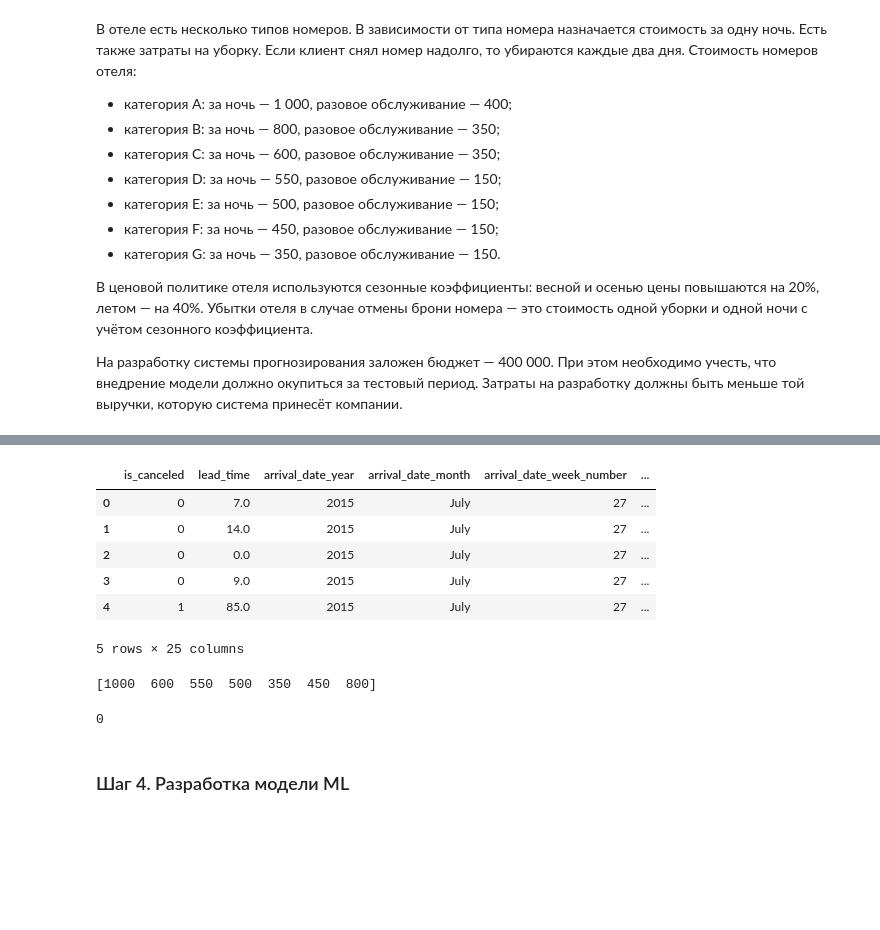
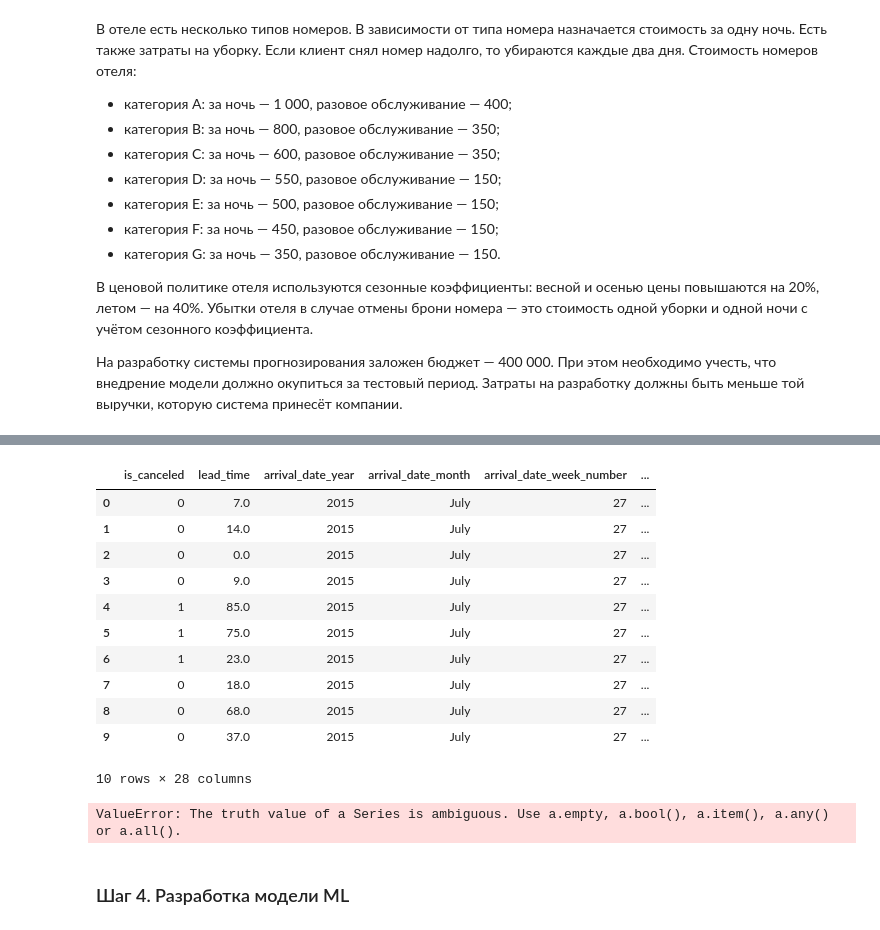
Before and after one commit to VSXV/Data-Science-Projects, a Jupyter notebook: af3e037f-d6ab-4f64-b0f2-2f6c7159523e.ipynb, the cells around one changed output, grey strips where cells are left out. Cells and saved outputs as stored; diff of their text form; code cells hidden in the pictures; blank space fills up the shorter version.

```diff
--- a/af3e037f-d6ab-4f64-b0f2-2f6c7159523e.ipynb
+++ b/af3e037f-d6ab-4f64-b0f2-2f6c7159523e.ipynb
@@ -293,24 +298,57 @@ def revenue_type(room_type):
         return 450
     elif 'G' in room_type:
         return 350
-# %%
-revenue_df['type_revenue'] = df['reserved_room_type'].apply(revenue_type)
-# %%
-revenue_df.head()
-# %% [output]
-|  | is_canceled | lead_time | arrival_date_year | arrival_date_month | arrival_date_week_number | ... |
-| 0 | 0 | 7.0 | 2015 | July | 27 | ... |
-| 1 | 0 | 14.0 | 2015 | July | 27 | ... |
-| 2 | 0 | 0.0 | 2015 | July | 27 | ... |
-| 3 | 0 | 9.0 | 2015 | July | 27 | ... |
-| 4 | 1 | 85.0 | 2015 | July | 27 | ... |
-5 rows × 25 columns
-# %%
-print(revenue_df['type_revenue'].unique())
-revenue_df['type_revenue'].isnull().sum()
-# %% [output]
-[1000  600  550  500  350  450  800]
-0
+# %%
+def season_rate(month):
+    if 'June' in month or 'July' in month or 'August' in month:
+        return 1.4
+    elif 'December' in month or 'January' in month or 'February' in month:
+        return 1
+    else:
+        return 1.2
+# %%
+def cleaning_coasts(room_type):
+    if 'A' in room_type:
+        return 400
+    elif 'B' in room_type:
+        return 350
+    elif 'C' in room_type:
+        return 350
+    elif 'D' in room_type:
+        return 150
+    elif 'E' in room_type:
+        return 150
+    elif 'F' in room_type:
+        return 150
+    elif 'G' in room_type:
+        return 150
+# %%
+revenue_df['type_revenue'] = df['reserved_room_type'].apply(revenue_type) * df['total_nights']
+revenue_df['month_rate'] = df['arrival_date_month'].apply(season_rate)
+revenue_df['cleaning_price'] = df['reserved_room_type'].apply(cleaning_coasts)
+revenue_df['cleaning_coasts'] = revenue_df['cleaning_price'] * round(revenue_df['total_nights'] / 2)
+revenue_df.head(10)
+# %% [output]
+|  | is_canceled | lead_time | arrival_date_year | arrival_date_month | arrival_date_week_number | ... |
+| 0 | 0 | 7.0 | 2015 | July | 27 | ... |
+| 1 | 0 | 14.0 | 2015 | July | 27 | ... |
+| 2 | 0 | 0.0 | 2015 | July | 27 | ... |
+| 3 | 0 | 9.0 | 2015 | July | 27 | ... |
+| 4 | 1 | 85.0 | 2015 | July | 27 | ... |
+| 5 | 1 | 75.0 | 2015 | July | 27 | ... |
+| 6 | 1 | 23.0 | 2015 | July | 27 | ... |
+| 7 | 0 | 18.0 | 2015 | July | 27 | ... |
+| 8 | 0 | 68.0 | 2015 | July | 27 | ... |
+| 9 | 0 | 37.0 | 2015 | July | 27 | ... |
+10 rows × 28 columns
+# %%
+if revenue_df['is_canceled'] == 0:
+    revenue_df['profit'] = (revenue_df['type_revenue'] * revenue_df['type_revenue'] + revenue_df['cleaning_price']) * -1
+else:
+    revenue_df['profit'] = revenue_df['type_revenue'] * revenue_df['month_rate'] - revenue_df['cleaning_coasts']
+revenue_df.head()
+# %% [output]
+ValueError: The truth value of a Series is ambiguous. Use a.empty, a.bool(), a.item(), a.any() or a.all().
 # %% [markdown]
 ### Шаг 4. Разработка модели ML
 # %% [markdown]
```
Also changed, not shown: parts of 1 cell of this notebook.
